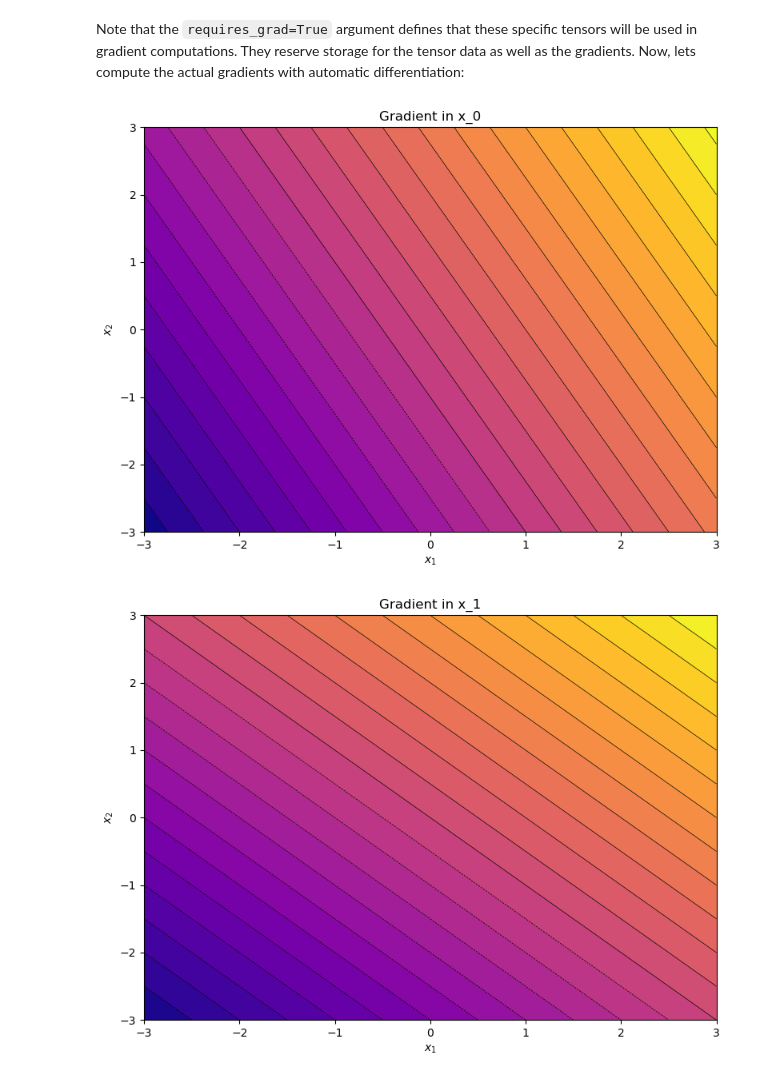
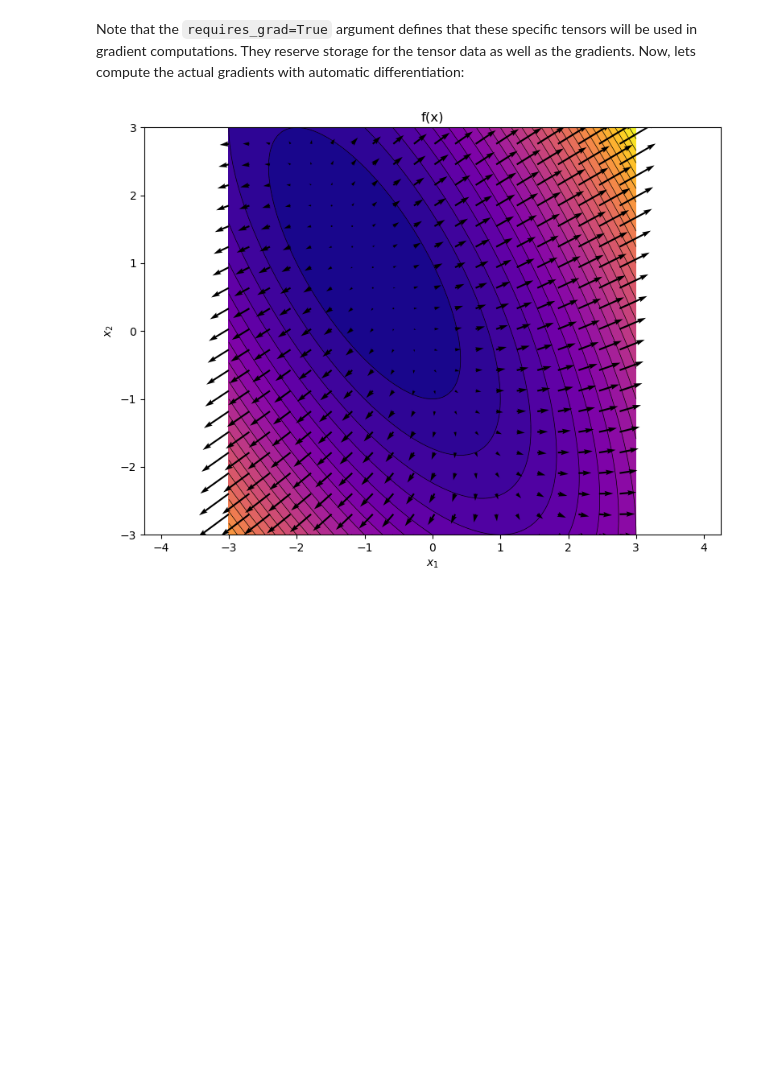
Before and after one commit to meyer-nils/structural_optimization, a Jupyter notebook: exercise_01_tensors.ipynb, the cells around one changed output. Saved outputs shown, nothing was run; the diff lists cells and outputs as text; code cells hidden in the pictures; blank space fills up the shorter version.

```diff
--- a/exercise_01_tensors.ipynb
+++ b/exercise_01_tensors.ipynb
@@ -137,0 +154,3 @@ tensor([222., 222., 222.])
+# %%
+# Define x
+x = torch.linspace(-5, 5, steps=100, requires_grad=True)
@@ -214,8 +248,19 @@ Note that the `requires_grad=True` argument defines that these specific tensors
 # %%
 dfdx = torch.autograd.grad(f(x).sum(), x)[0]
 
-plot_contours(x[..., 0], x[..., 1], dfdx[..., 0], title="Gradient in x_0")
-plot_contours(x[..., 0], x[..., 1], dfdx[..., 1], title="Gradient in x_1")
+
+# Reproduce basic plot
+plot_contours(x[..., 0], x[..., 1], f(x), title="f(x)")
+
+# Plot gradient vectors as arrows on top of previous plot
+with torch.no_grad():
+    stride = 5
+    plt.quiver(
+        x[::stride, ::stride, 0],
+        x[::stride, ::stride, 1],
+        dfdx[::stride, ::stride, 0],
+        dfdx[::stride, ::stride, 1],
+    )
+    plt.axis("equal")
 # %% [output]
-[figure, old version]
+[figure, new version]
-[figure, removed]
```
Also changed, not shown: parts of 8 cells of this notebook.
